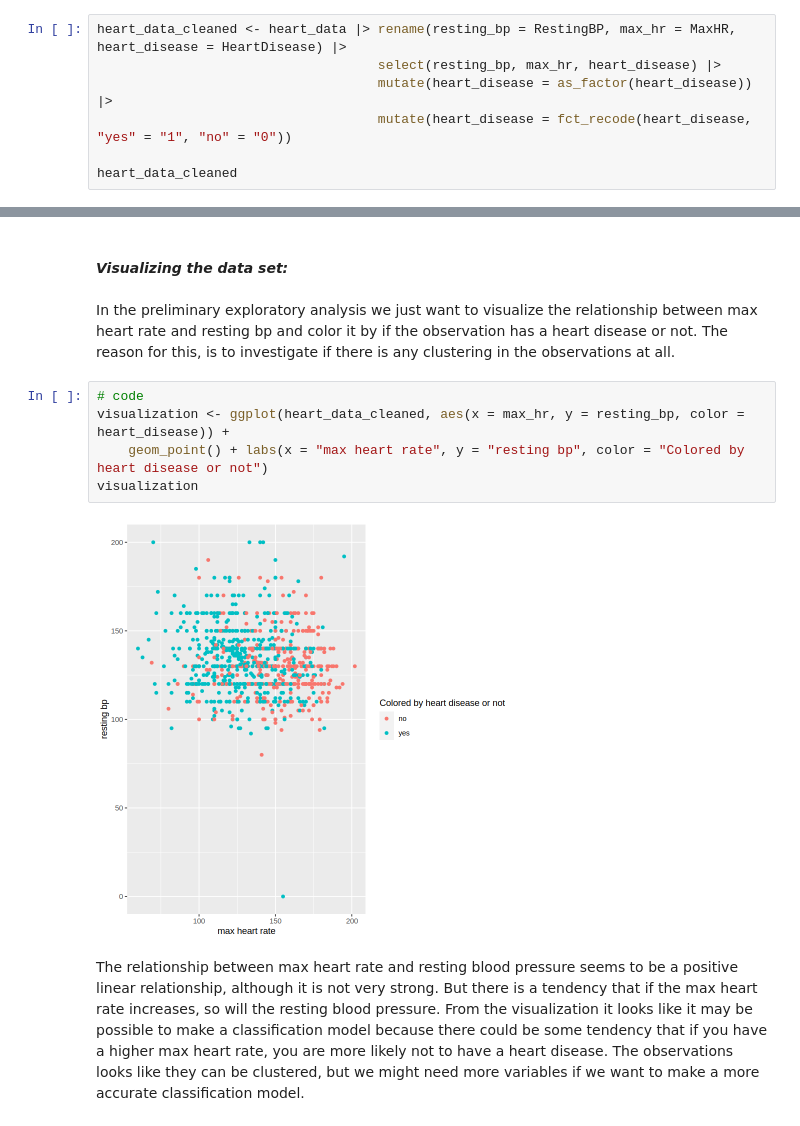
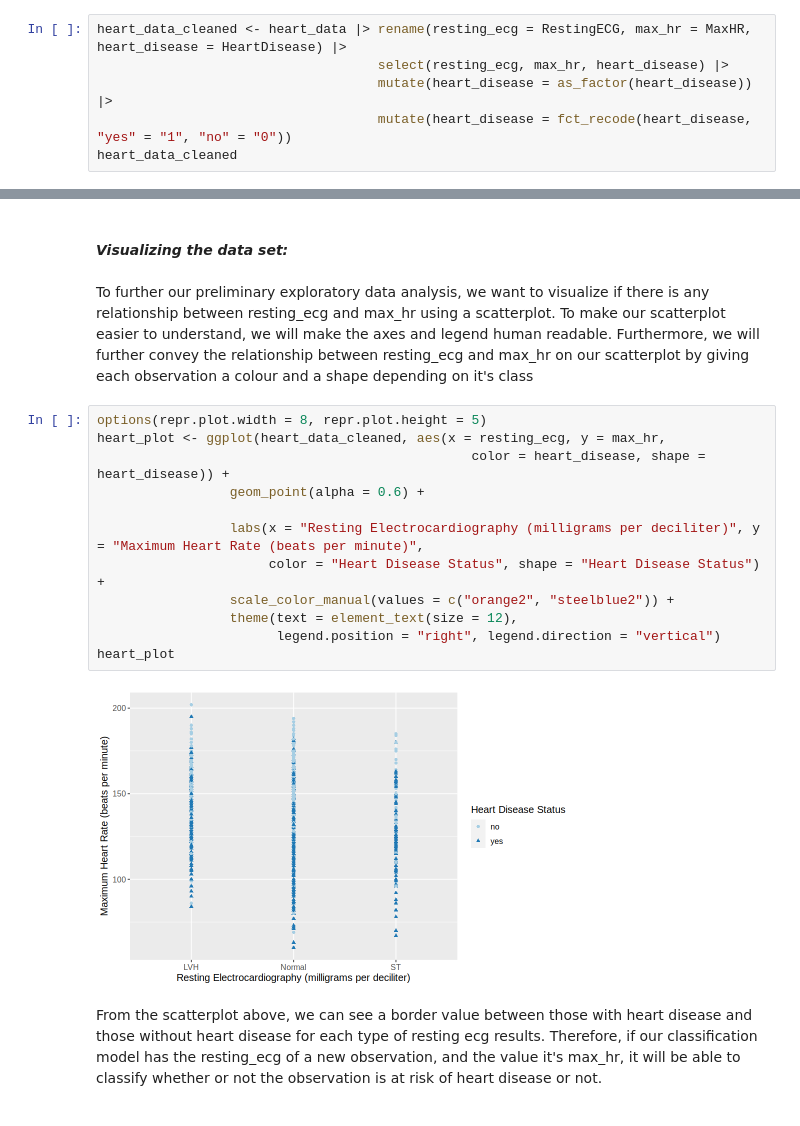
Before and after one commit to tyih985/DSCI-Project-Attempt-2, a Jupyter notebook: main.ipynb, the cells around one changed output, grey strips where cells are left out. Cells and saved outputs as stored; diff of their text form.

```diff
--- a/main.ipynb
+++ b/main.ipynb
@@ -86,11 +68,10 @@ A spec_tbl_df: 918 × 12
 # %% [markdown]
 #### *Cleaning and wrangling the data set:*
 # %%
-heart_data_cleaned <- heart_data |> rename(resting_bp = RestingBP, max_hr = MaxHR, heart_disease = HeartDisease) |>
-                                    select(resting_bp, max_hr, heart_disease) |>
+heart_data_cleaned <- heart_data |> rename(resting_ecg = RestingECG, max_hr = MaxHR, heart_disease = HeartDisease) |>
+                                    select(resting_ecg, max_hr, heart_disease) |>
                                     mutate(heart_disease = as_factor(heart_disease)) |>
                                     mutate(heart_disease = fct_recode(heart_disease, "yes" = "1", "no" = "0"))
-
 heart_data_cleaned
 # %% [output]
 A tibble: 918 × 3
@@ -142,16 +134,23 @@ A tibble: 2 × 3
 # %% [markdown]
 #### *Visualizing the data set:*
 # %% [markdown]
-In the preliminary exploratory analysis we just want to visualize the relationship between max heart rate and resting bp and color it by if the observation has a heart disease or not. The reason for this, is to investigate if there is any clustering in the observations at all.
+To further our preliminary exploratory data analysis, we want to visualize if there is any relationship between resting_ecg and max_hr using a scatterplot. To make our scatterplot easier to understand, we will make the axes and legend human readable. Furthermore, we will further convey the relationship between resting_ecg and max_hr on our scatterplot by giving each observation a colour and a shape depending on it's class
 # %%
-# code
-visualization <- ggplot(heart_data_cleaned, aes(x = max_hr, y = resting_bp, color = heart_disease)) +
-    geom_point() + labs(x = "max heart rate", y = "resting bp", color = "Colored by heart disease or not")
-visualization
+options(repr.plot.width = 8, repr.plot.height = 5)
+heart_plot <- ggplot(heart_data_cleaned, aes(x = resting_ecg, y = max_hr,
+                                                color = heart_disease, shape = heart_disease)) +
+                 geom_point(alpha = 0.6) +
+
+                 labs(x = "Resting Electrocardiography (milligrams per deciliter)", y = "Maximum Heart Rate (beats per minute)",
+                      color = "Heart Disease Status", shape = "Heart Disease Status") +
+                 scale_color_manual(values = c("orange2", "steelblue2")) +
+                 theme(text = element_text(size = 12),
+                       legend.position = "right", legend.direction = "vertical")
+heart_plot
 # %% [output]
-[figure, old version]
+[figure, new version]
 # %% [markdown]
-The relationship between max heart rate and resting blood pressure seems to be a positive linear relationship, although it is not very strong. But there is a tendency that if the max heart rate increases, so will the resting blood pressure. From the visualization it looks like it may be possible to make a classification model because there could be some tendency that if you have a higher max heart rate, you are more likely not to have a heart disease. The observations looks like they can be clustered, but we might need more variables if we want to make a more accurate classification model.
+From the scatterplot above, we can see a border value between those with heart disease and those without heart disease for each type of resting ecg results. Therefore, if our classification model has the resting_ecg of a new observation, and the value it's max_hr, it will be able to classify whether or not the observation is at risk of heart disease or not.
 # %% [markdown]
 ## Methods
 
```
Also changed, not shown: parts of 11 cells of this notebook.
